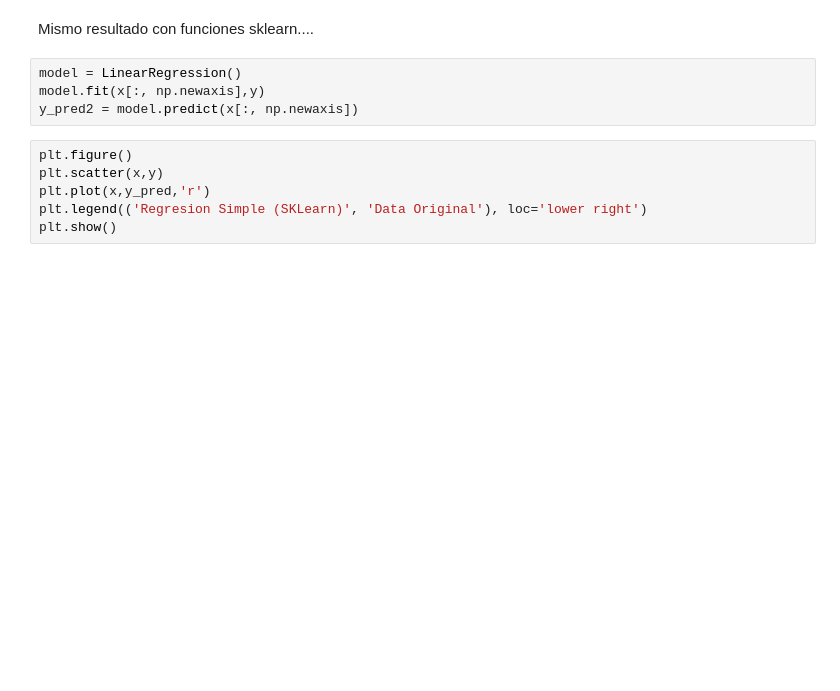
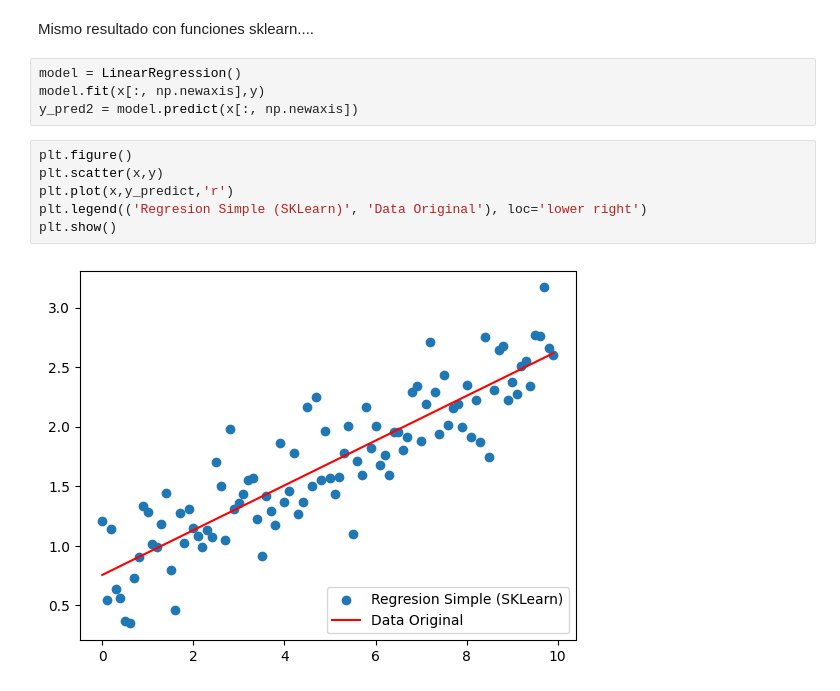
Before and after one commit to RodrigoJOsorio/Modelo_regresion, a Jupyter notebook: Modelo_de_regresion_ejercicio.ipynb, the cells around one changed output. Drawn from its saved outputs; the diff is of its cells as text; blank space fills up the shorter version.

```diff
--- a/Modelo_de_regresion_ejercicio.ipynb
+++ b/Modelo_de_regresion_ejercicio.ipynb
@@ -61,6 +78,8 @@ y_pred2 = model.predict(x[:, np.newaxis])
 # %%
 plt.figure()
 plt.scatter(x,y)
-plt.plot(x,y_pred,'r')
+plt.plot(x,y_predict,'r')
 plt.legend(('Regresion Simple (SKLearn)', 'Data Original'), loc='lower right')
 plt.show()
+# %% [output]
+[figure, added]
```
Also changed, not shown: parts of 9 cells of this notebook, 1 other file.
